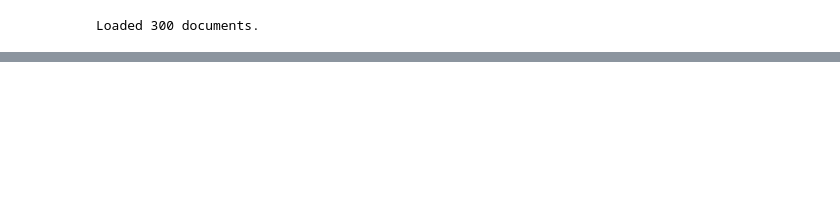
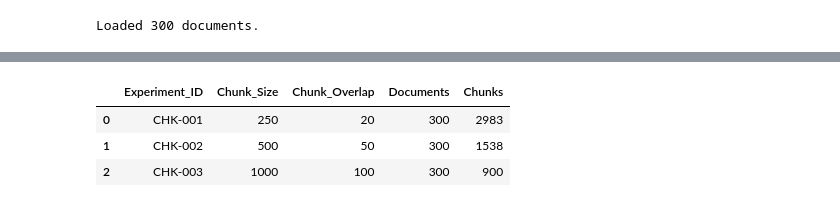
Before and after one commit to ballalv/csv_rag_experimentation, a Jupyter notebook: notebooks/02_chunking_experiments.ipynb, the cells around one changed output, grey strips where cells are left out. Saved outputs shown, nothing was run; the diff lists cells and outputs as text; code cells hidden in the pictures; blank space fills up the shorter version.

```diff
--- a/notebooks/02_chunking_experiments.ipynb
+++ b/notebooks/02_chunking_experiments.ipynb
@@ -116,0 +175,29 @@ Experiment log saved to: ..\experiments\experiment_log.csv
+# %%
+experiment_results = []
+chunk_sets = {}
+
+for config in chunking_configs:
+    # Create a fresh splitter so each experiment remains isolated.
+    text_splitter = RecursiveCharacterTextSplitter(
+        chunk_size=config["chunk_size"],
+        chunk_overlap=config["chunk_overlap"]
+    )
+
+    chunks = text_splitter.split_documents(data)
+
+    chunk_sets[config["experiment_id"]] = chunks
+
+    experiment_results.append({
+        "Experiment_ID": config["experiment_id"],
+        "Chunk_Size": config["chunk_size"],
+        "Chunk_Overlap": config["chunk_overlap"],
+        "Documents": len(data),
+        "Chunks": len(chunks),
+    })
+
+    print(
+        f"{config['experiment_id']} | "
+        f"chunk_size={config['chunk_size']} | "
+        f"overlap={config['chunk_overlap']} | "
+        f"chunks={len(chunks)}"
+    )
@@ -116,0 +214,9 @@ Experiment log saved to: ..\experiments\experiment_log.csv
+# %%
+results_df = pd.DataFrame(experiment_results)
+
+display(results_df)
+# %% [output]
+|  | Experiment_ID | Chunk_Size | Chunk_Overlap | Documents | Chunks |
+| 0 | CHK-001 | 250 | 20 | 300 | 2983 |
+| 1 | CHK-002 | 500 | 50 | 300 | 1538 |
+| 2 | CHK-003 | 1000 | 100 | 300 | 900 |
```
Also changed, not shown: parts of 29 cells of this notebook, 13 other files.
